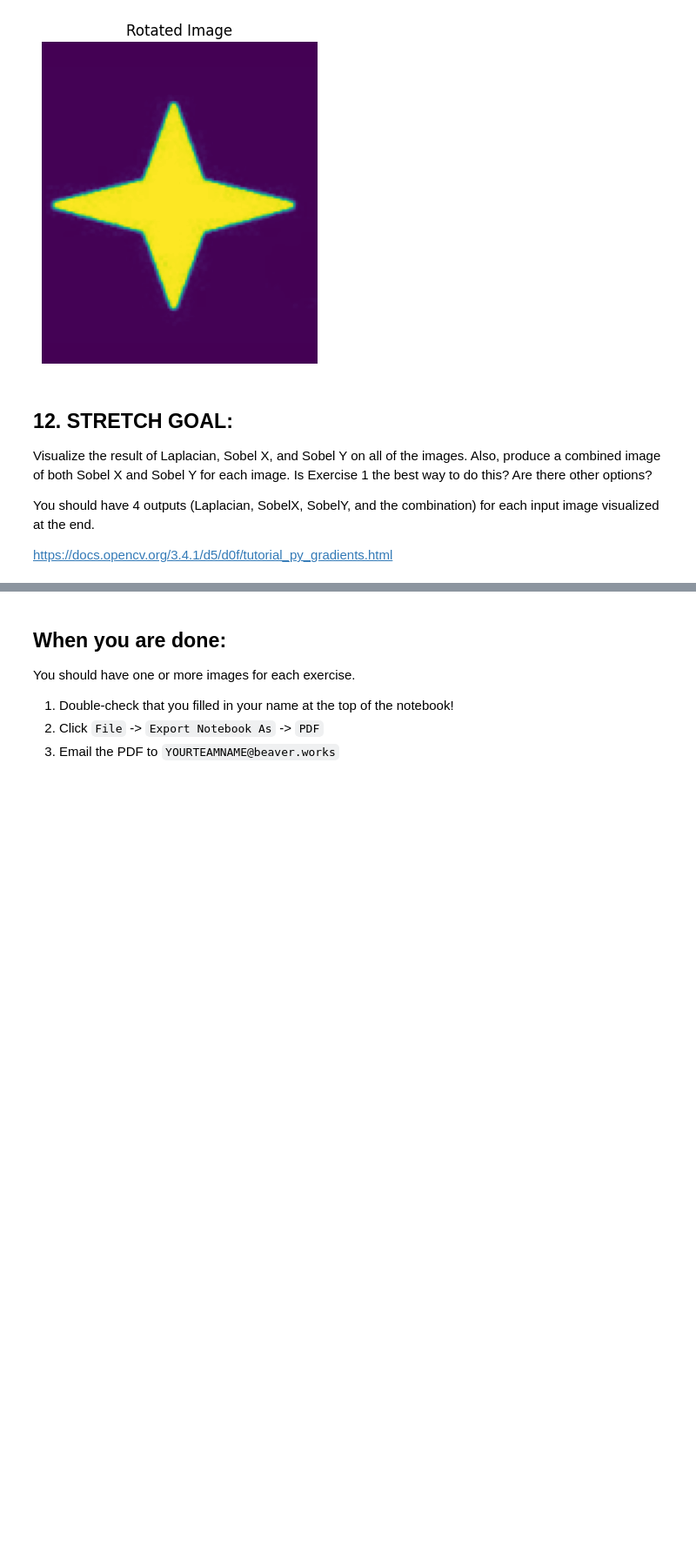
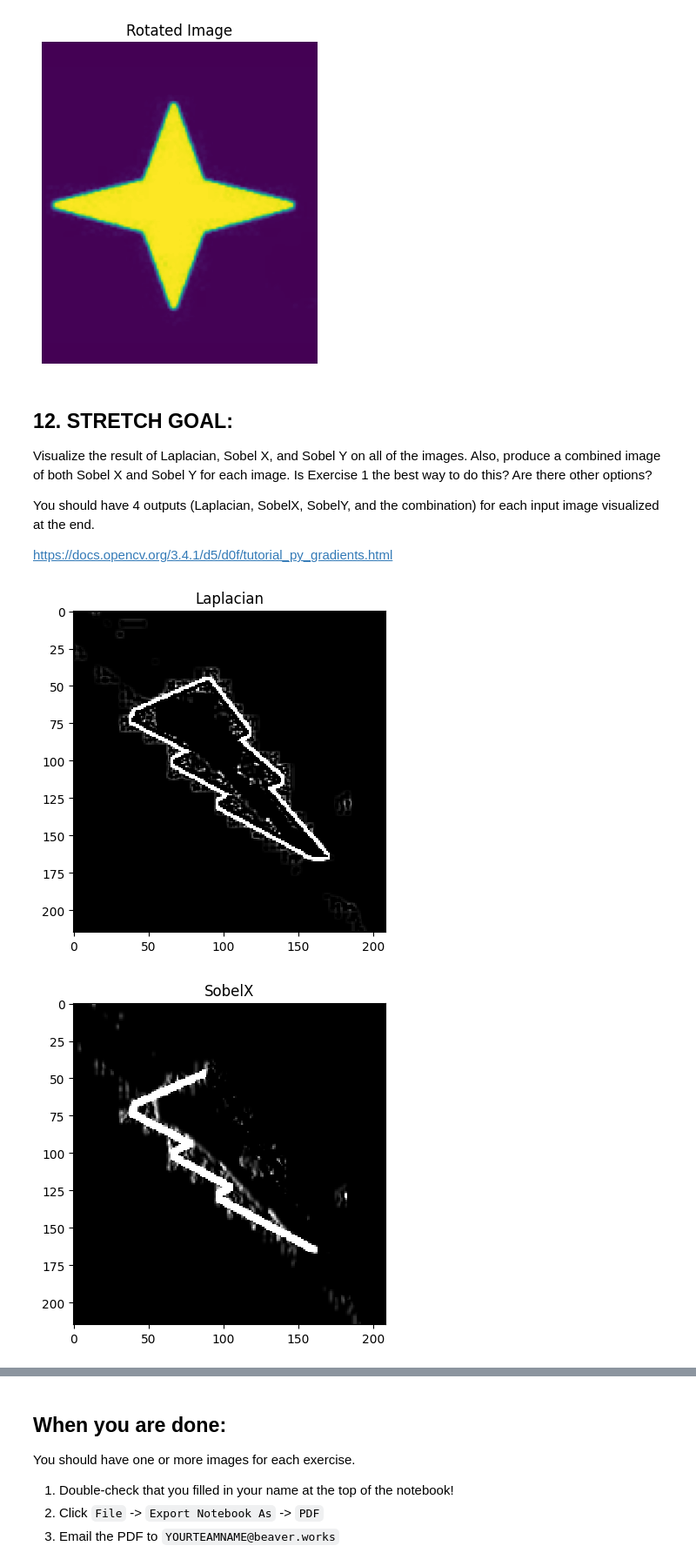
Before and after one commit to azzytang/Week2-Vision, a Jupyter notebook: notebooks/02_OpenCV.ipynb, the cells around one changed output, grey strips where cells are left out. Shown at 87% size. Drawn from its saved outputs; the diff is of its cells as text; code cells hidden in the pictures; blank space fills up the shorter version.

```diff
--- a/notebooks/02_OpenCV.ipynb
+++ b/notebooks/02_OpenCV.ipynb
@@ -235,3 +235,26 @@ Visualize the result of Laplacian, Sobel X, and Sobel Y on all of the images. Al
 You should have 4 outputs (Laplacian, SobelX, SobelY, and the combination) for each input image visualized at the end.
 
 https://docs.opencv.org/3.4.1/d5/d0f/tutorial_py_gradients.html
+# %%
+laplacian = cv2.Laplacian(lightningbolt,cv2.CV_8U,ksize=5)
+plt.imshow(laplacian, cmap='gray', interpolation='none')
+plt.title('Laplacian')
+plt.show()
+
+sobelx =  cv2.Sobel(lightningbolt,cv2.CV_8U,1,0,ksize=5)
+plt.imshow(sobelx, cmap='gray', interpolation='none')
+plt.title('SobelX')
+plt.show()
+
+sobely =  cv2.Sobel(lightningbolt,cv2.CV_8U,0,1,ksize=5)
+plt.imshow(sobely, cmap='gray', interpolation='none')
+plt.title('SobelY')
+plt.show()
+
+sobelxy =  cv2.Sobel(lightningbolt,cv2.CV_8U,1,1,ksize=5)
+plt.imshow(sobelxy, cmap='gray', interpolation='none')
+plt.title('SobelXY')
+plt.show()
+# %% [output]
+[figure, added]
+[figure, added]
```
Also changed, not shown: parts of 1 cell of this notebook.
